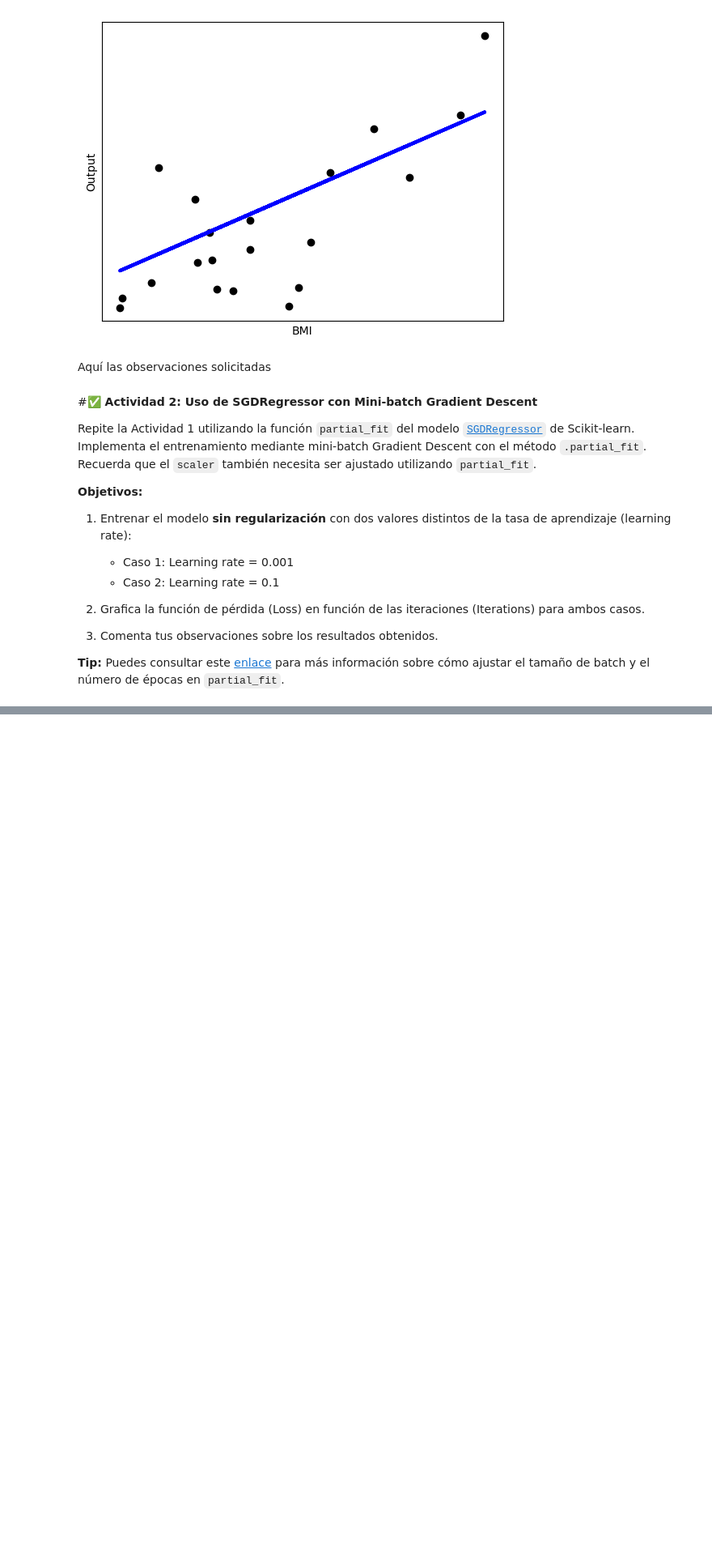
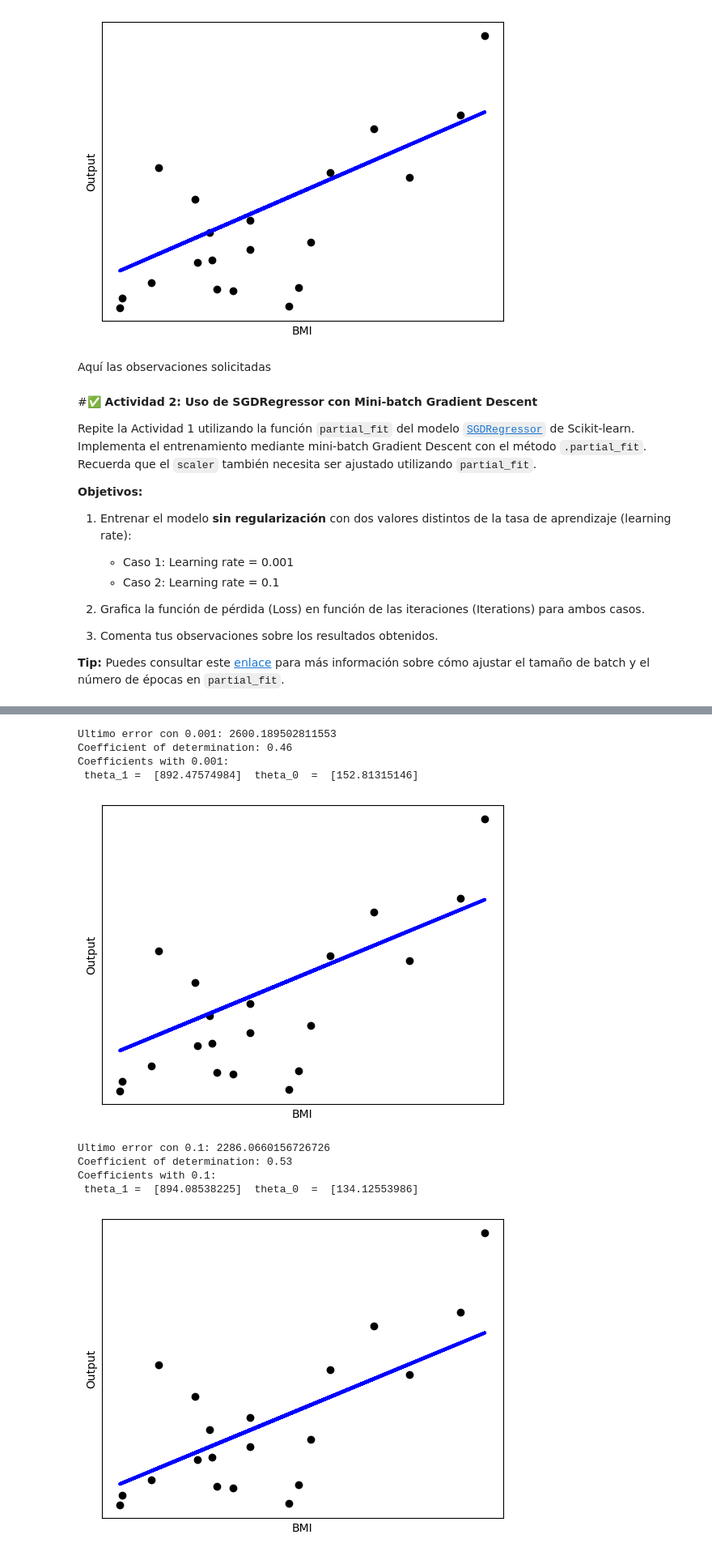
Before and after one commit to JeffAsDRK/Semana_4_IA, a Jupyter notebook: Lab Regresión Lineal Python UL.ipynb, the cells around one changed output, grey strips where cells are left out. Shown at 81% size. Cells and saved outputs as stored; diff of their text form; code cells hidden in the pictures; blank space fills up the shorter version.

```diff
--- a/Lab Regresión Lineal Python UL.ipynb
+++ b/Lab Regresión Lineal Python UL.ipynb
@@ -216,0 +164,58 @@ Coefficient of determination: 0.33
+# %%
+from sklearn.linear_model import SGDRegressor
+
+# Use only one feature, feature 2. bmi
+diabetes_X = np.reshape(diabetes_X_all[:, 2], (-1, 1))  # column vector
+
+# Split the data into training/testing sets
+diabetes_X_train = diabetes_X[:-20]
+diabetes_X_test = diabetes_X[-20:]
+
+# Split the targets into training/testing sets
+diabetes_y_train = diabetes_y[:-20]
+diabetes_y_test = diabetes_y[-20:]
+
+# Train the model using batches
+batch_size = 128  # <-- Ajusta esto como quieras
+n_epochs = 5000  # <-- Número de épocas
+n_samples = diabetes_X_train.shape[0]
+error_list = {}
+alphas = [0.001, 0.1]  # <-- Ajusta esto como quieras
+for alpha in alphas:
+    regr = SGDRegressor(learning_rate="constant", eta0=alpha,random_state=42) # learning rate
+    if error_list.get(alpha) is None:
+        error_list[alpha] = [] # Inicializa la lista de errores para este alpha
+    for epoch in range(n_epochs):
+        indices = np.arange(n_samples)
+        np.random.shuffle(indices)  # Shuffle para evitar sobreajuste secuencial
+        for i in range(0, n_samples, batch_size):
+            batch_indices = indices[i : i + batch_size]
+            X_batch = diabetes_X_train[batch_indices]
+            y_batch = diabetes_y_train[batch_indices]
+            regr.partial_fit(X_batch, y_batch)
+        diabetes_y_pred = regr.predict(diabetes_X_test)
+        error_list[alpha].append(
+            mean_squared_error(diabetes_y_test, diabetes_y_pred)
+        )
+    print(f"Ultimo error con {alpha}: {error_list[alpha][-1]}")
+    print(f"Coefficient of determination: {r2_score(diabetes_y_test, diabetes_y_pred):.2f}")
+    print(f"Coefficients with {alpha}: \n", "theta_1 = ", regr.coef_, " theta_0  = ", regr.intercept_)
+    # Plot results
+    plt.scatter(diabetes_X_test, diabetes_y_test, color="black")
+    plt.plot(diabetes_X_test, diabetes_y_pred, color="blue", linewidth=3)
+    plt.xlabel('BMI')
+    plt.ylabel('Output')
+    plt.xticks(())
+    plt.yticks(())
+    plt.show()
+# %% [output]
+Ultimo error con 0.001: 2600.189502811553
+Coefficient of determination: 0.46
+Coefficients with 0.001:
+ theta_1 =  [892.47574984]  theta_0  =  [152.81315146]
+[figure, added]
+Ultimo error con 0.1: 2286.0660156726726
+Coefficient of determination: 0.53
+Coefficients with 0.1:
+ theta_1 =  [894.08538225]  theta_0  =  [134.12553986]
+[figure, added]
```
Also changed, not shown: parts of 3 cells of this notebook, 4 other files.
